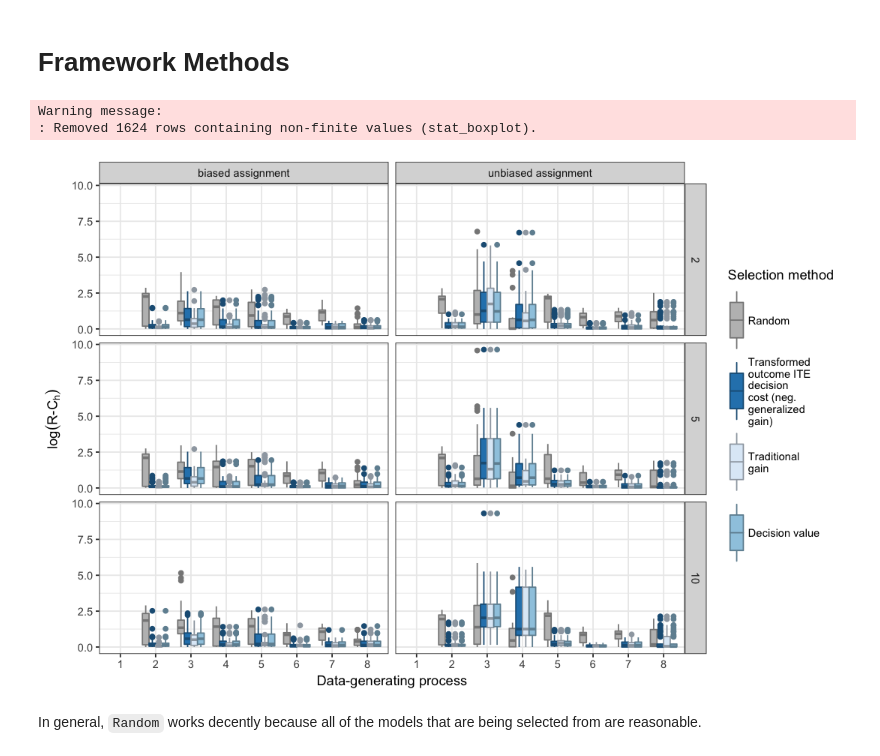
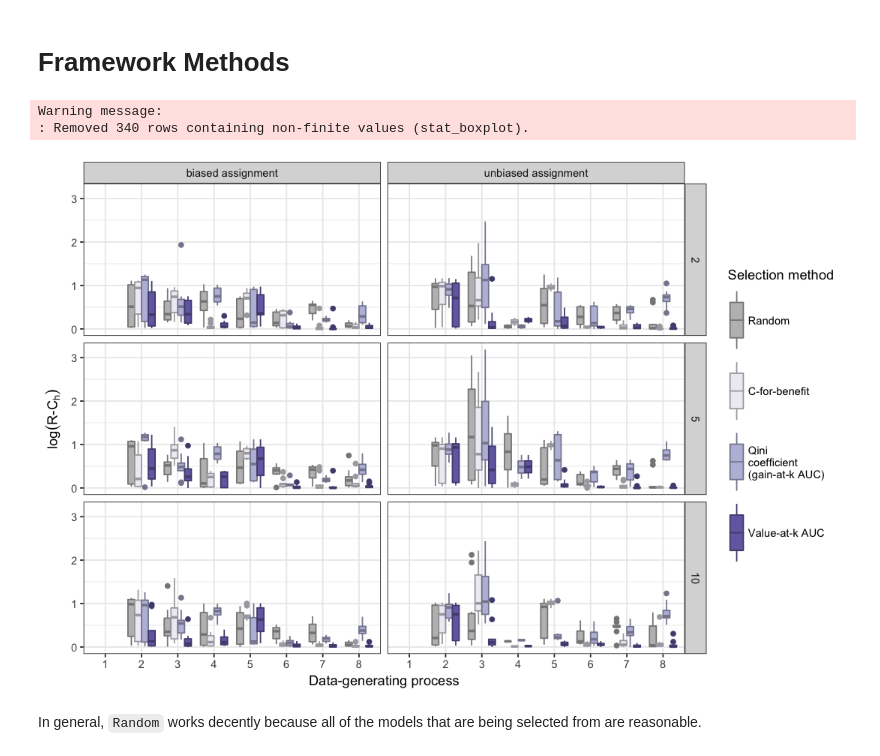
Before and after one commit to som-shahlab/ITE-model-selection, a Jupyter notebook: analyze-experiments.ipynb, the cells around one changed output. Drawn from its saved outputs; the diff is of its cells as text; code cells hidden in the pictures.

```diff
--- a/analyze-experiments.ipynb
+++ b/analyze-experiments.ipynb
@@ -33,17 +33,17 @@ rel_cost = function(error, method) {
 # %%
 all_methods = results %>% pull(selection_method) %>% unique
 method_types = list(
-    framework_methods = c("trans_decision", "trans_mse", "match_decision", "match_mse", "random"),
-    value_methods = c("gain", "trans_decision", "value", "random"),
+    framework_methods = c("trans_decision", "trans_mse", "match_decision", "match_mse", "trans_decision_est_prop", "trans_mse_est_prop", "random"),
+    value_methods = c("gain", "trans_decision", "value", "value_est_prop", "random"),
     ranking_methods = c("value_auc", "c_benefit", "qini", "random"),
     misc_methods = c("est_te_strata", "random"),
 #     comparator_methods = c("oracle", "oracle_selector_true_hte_error", "oracle_selector_true_value", "random", "prediction_error"),
     winner_methods = c("trans_mse", "value", "prediction_error", "random")
 )
 # %%
-rb_col = brewer.pal(4,"Spectral")
-bl_col = brewer.pal(3,"Blues")
-pr_col = brewer.pal(3,"Purples")
+rb_col = brewer.pal(length(method_types$framework_methods)-1,"Spectral")
+bl_col = brewer.pal(length(method_types$value_methods)-1,"Blues")
+pr_col = brewer.pal(length(method_types$ranking_methods)-1,"Purples")
 br_col = c("saddlebrown", "sandybrown", "sienna2")
 
 darken = function(color, factor=1.4){
@@ -57,10 +57,13 @@ method_renames = c(
     'random' = "Random",
     'match_mse'= "Covariate matched-pairs ITE MSE",
     'trans_mse'= "Transformed outcome ITE MSE",
+    'trans_mse_est_prop'= "Transformed outcome ITE MSE with estimated propensity",
     'match_decision' = "Covariate matched-pairs ITE decision cost",
     'trans_decision'= "Transformed outcome ITE decision cost (neg. generalized gain)",
+    'trans_decision_est_prop'= "Transformed outcome ITE decision cost (neg. generalized gain) with estimated propensity",
     'gain' = "Traditional gain",
     'value'= "Decision value",
+    'value_est_prop'= "Decision value with estimated propensity",
     'c_benefit' = "C-for-benefit",
     'qini'= "Qini coefficient (gain-at-k AUC)",
     'value_auc'= 'Value-at-k AUC',
@@ -75,10 +78,13 @@ method_fills = c(
     'random' = "grey",
     'match_mse'=rb_col[1],
     'trans_mse'=rb_col[2],
+    'trans_mse_est_prop' = rb_col[5],
     'match_decision'=rb_col[3],
     'trans_decision'=rb_col[4],
+    'trans_decision_est_prop' = rb_col[6],
     'gain'= bl_col[1],
     'value'= bl_col[2],
+    'value_est_prop' = bl_col[3],
     'c_benefit' = pr_col[1],
     'qini'= pr_col[2],
     'value_auc'= pr_col[3],
@@ -152,11 +161,11 @@ Warning message:
 # Framework Methods
 # %%
 options(repr.plot.width=9, repr.plot.height=6)
-full_value_plot(rel_results, method_fills, method_colors, c(method_types$value_methods))
+full_value_plot(rel_results, method_fills, method_colors, c(method_types$ranking_methods))
 # %% [output]
 Warning message:
-: Removed 1624 rows containing non-finite values (stat_boxplot).
+: Removed 340 rows containing non-finite values (stat_boxplot).
-[figure, old version]
+[figure, new version]
 # %% [markdown]
 In general, `Random` works decently because all of the models that are being selected from are reasonable.
 # %% [markdown]
```
Also changed, not shown: parts of 3 cells of this notebook, 7 other files.
